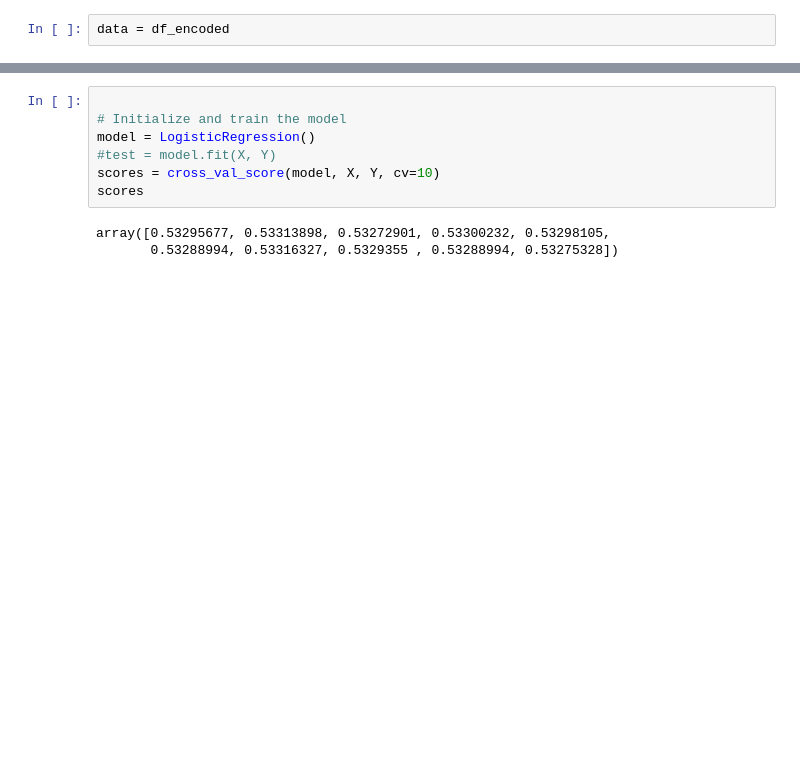
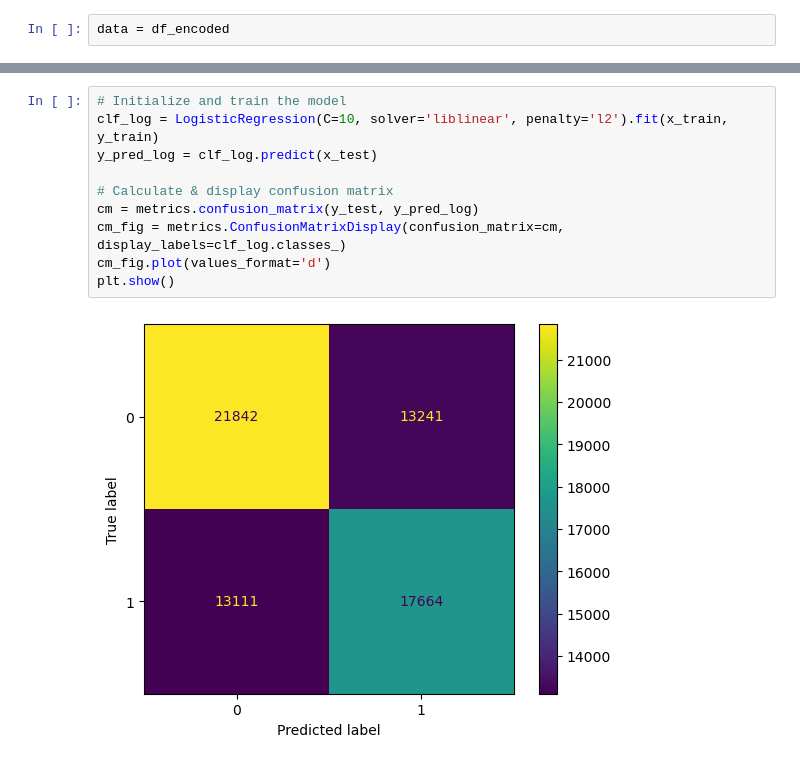
Before and after one commit to carlsonhu225-source/data7001_g02, a Jupyter notebook: Shot Success Model.ipynb, the cells around one changed output, grey strips where cells are left out. Cells and saved outputs as stored; diff of their text form; blank space fills up the shorter version.

```diff
--- a/Shot Success Model.ipynb
+++ b/Shot Success Model.ipynb
@@ -41,10 +83,12 @@ X = data.drop('shotDistance')
 # %%
+# Initialize and train the model
+clf_log = LogisticRegression(C=10, solver='liblinear', penalty='l2').fit(x_train, y_train)
+y_pred_log = clf_log.predict(x_test)
 
-# Initialize and train the model
-model = LogisticRegression()
-#test = model.fit(X, Y)
-scores = cross_val_score(model, X, Y, cv=10)
-scores
+# Calculate & display confusion matrix
+cm = metrics.confusion_matrix(y_test, y_pred_log)
+cm_fig = metrics.ConfusionMatrixDisplay(confusion_matrix=cm, display_labels=clf_log.classes_)
+cm_fig.plot(values_format='d')
+plt.show()
 # %% [output]
-array([0.53295677, 0.53313898, 0.53272901, 0.53300232, 0.53298105,
-       0.53288994, 0.53316327, 0.5329355 , 0.53288994, 0.53275328])
+[figure, added]
```
Also changed, not shown: parts of 30 cells of this notebook, 3 other files.
